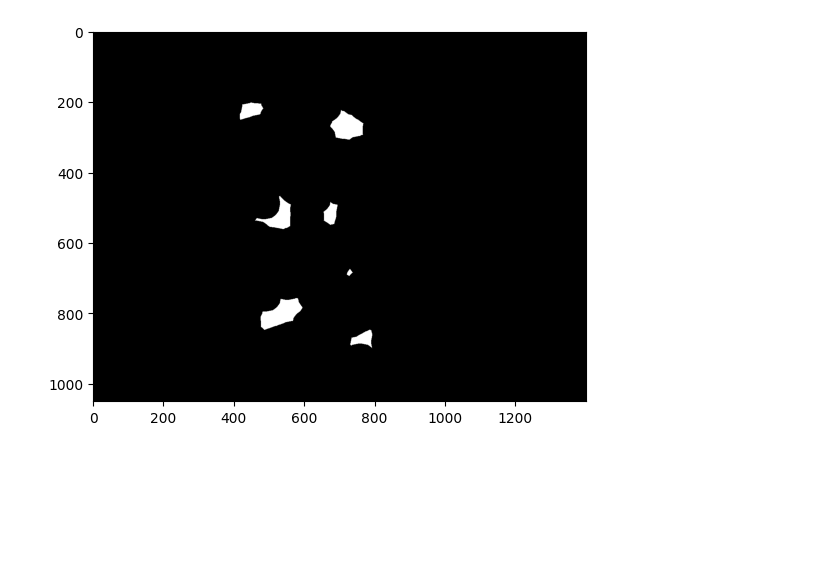
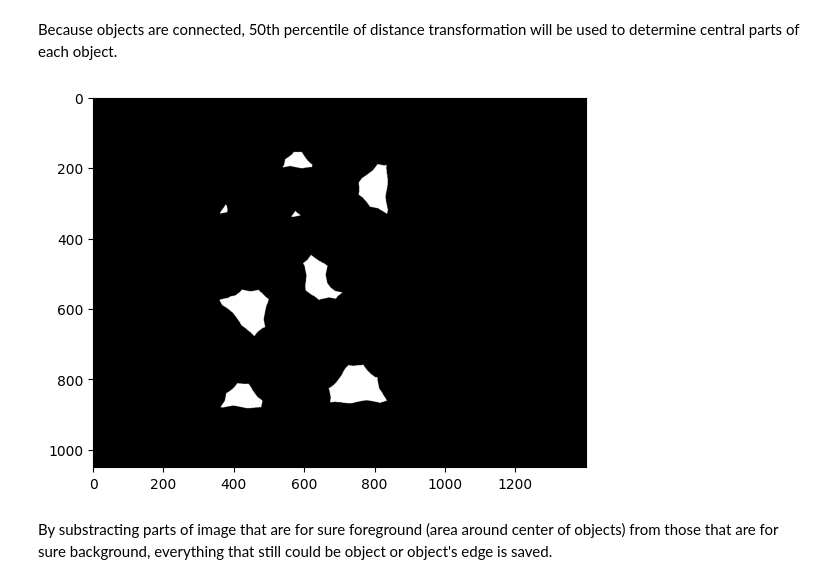
Before and after one commit to coma007/ditto-counter, a Jupyter notebook: README.ipynb, the cells around one changed output. Drawn from its saved outputs; the diff is of its cells as text; code cells hidden in the pictures; blank space fills up the shorter version.

```diff
--- a/README.ipynb
+++ b/README.ipynb
@@ -83,6 +22,6 @@ image_paths
 # %%
-selected_path_index = -1
+selected_path_index = 1
 path = image_paths[selected_path_index]
-image = load_image(path)
+image = load_image_hsv(path)
 display_image(image)
 # %% [output]
@@ -95,8 +31,8 @@ display_image(hsv_image)
 # %%
-lower_purple = np.array([130, 40, 50])
+lower_purple = np.array([130, 40, 60])
 upper_purple = np.array([180, 200, 220])
 # %%
-purple_mask = cv2.inRange(hsv_image, lower_purple, upper_purple)
+purple_mask = cv2.inRange(image, lower_purple, upper_purple)
 purple_extracted = cv2.bitwise_and(image, image, mask=purple_mask)
 display_image(purple_extracted)
 # %% [output]
@@ -137,4 +97,4 @@ display_image(sure_bg)
 # %%
-dist_transform = cv2.distanceTransform(closing, cv2.DIST_L2, maskSize=5)
+dist_transform = cv2.distanceTransform(cv2.cvtColor(dilation, cv2.COLOR_RGB2GRAY), cv2.DIST_L2, maskSize=5)
 display_image(dist_transform)
 # %% [output]
@@ -142,8 +102,12 @@ error: OpenCV(4.8.0) /io/opencv/modules/imgproc/src/distransform.cpp:725: error:
+# %% [markdown]
+Because objects are connected, 50th percentile of distance transformation will be used to determine central parts of each object.
 # %%
-ret, sure_fg = cv2.threshold(dist_transform, 0.55 * dist_transform.max(), 255, 0)
+ret, sure_fg = cv2.threshold(dist_transform, 0.5 * dist_transform.max(), 255, 0)
 display_image(sure_fg)
 # %% [output]
-[figure, old version]
+[figure, new version]
+# %% [markdown]
+By substracting parts of image that are for sure foreground (area around center of objects) from those that are for sure background, everything that still could be object or object's edge is saved.
 # %%
 sure_fg = np.uint8(sure_fg)
 unknown = cv2.subtract(sure_bg, sure_fg)
```
Also changed, not shown: parts of 38 cells of this notebook, 3 other files.
